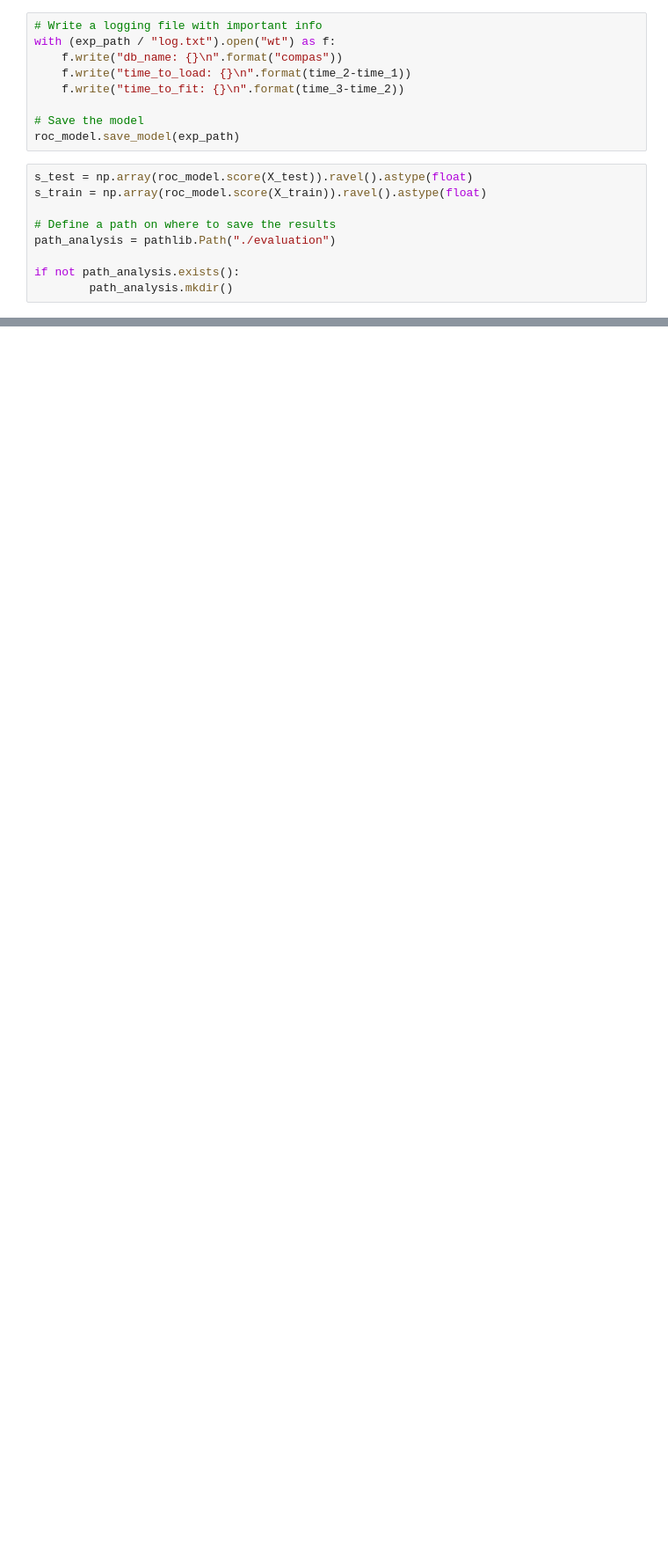
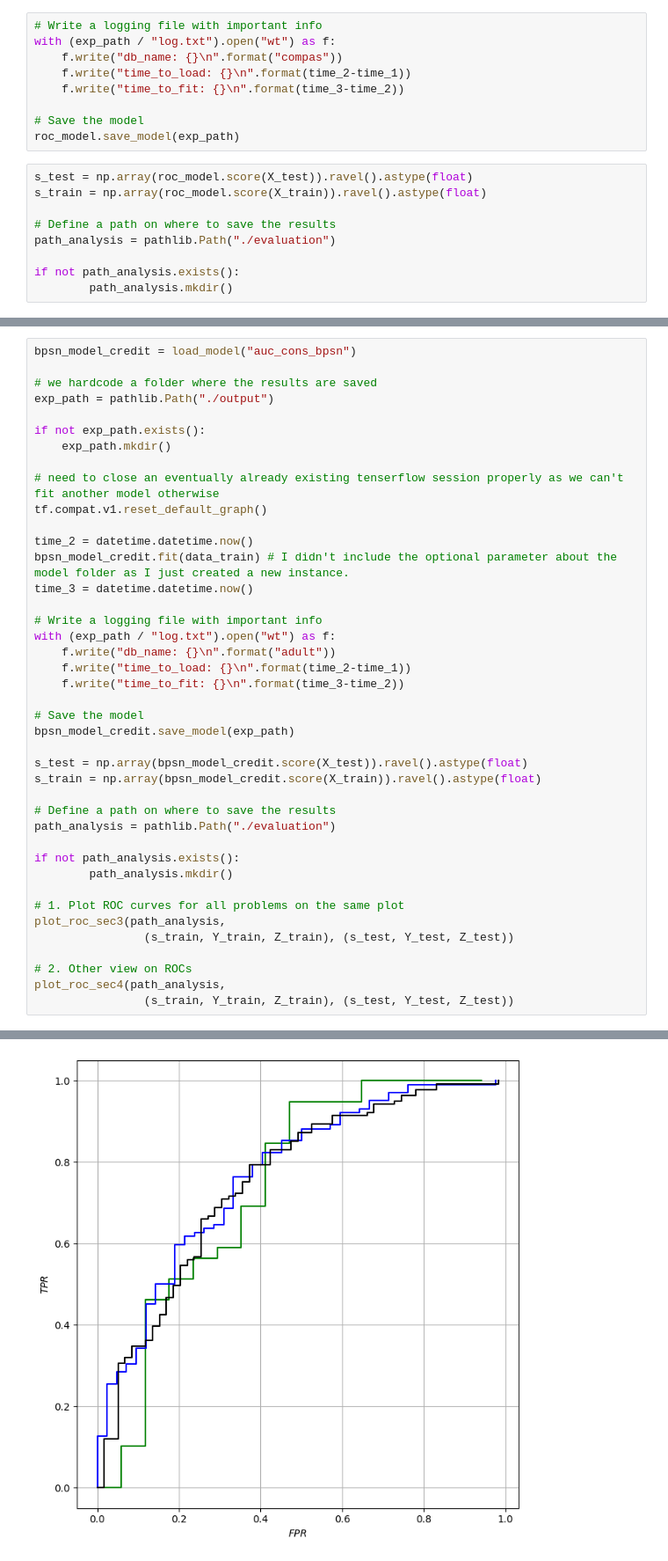
Before and after one commit to tlhaeussler/ensae-fairness-ml-project, a Jupyter notebook: reproducing_the_paper_V2.ipynb, the cells around one changed output, grey strips where cells are left out. Shown at 88% size. Saved outputs shown, nothing was run; the diff lists cells and outputs as text; blank space fills up the shorter version.

```diff
--- a/reproducing_the_paper_V2.ipynb
+++ b/reproducing_the_paper_V2.ipynb
@@ -648,0 +907,42 @@ The AUC for the test (black ROC curve) set is: 0.714
+# %%
+bpsn_model_credit = load_model("auc_cons_bpsn")
+
+# we hardcode a folder where the results are saved
+exp_path = pathlib.Path("./output")
+
+if not exp_path.exists():
+    exp_path.mkdir()
+
+# need to close an eventually already existing tenserflow session properly as we can't fit another model otherwise
+tf.compat.v1.reset_default_graph()
+
+time_2 = datetime.datetime.now()
+bpsn_model_credit.fit(data_train) # I didn't include the optional parameter about the model folder as I just created a new instance.
+time_3 = datetime.datetime.now()
+
+# Write a logging file with important info
+with (exp_path / "log.txt").open("wt") as f:
+    f.write("db_name: {}\n".format("adult"))
+    f.write("time_to_load: {}\n".format(time_2-time_1))
+    f.write("time_to_fit: {}\n".format(time_3-time_2))
+
+# Save the model
+bpsn_model_credit.save_model(exp_path)
+
+s_test = np.array(bpsn_model_credit.score(X_test)).ravel().astype(float)
+s_train = np.array(bpsn_model_credit.score(X_train)).ravel().astype(float)
+
+# Define a path on where to save the results
+path_analysis = pathlib.Path("./evaluation")
+
+if not path_analysis.exists():
+        path_analysis.mkdir()
+
+# 1. Plot ROC curves for all problems on the same plot
+plot_roc_sec3(path_analysis,
+                (s_train, Y_train, Z_train), (s_test, Y_test, Z_test))
+
+# 2. Other view on ROCs
+plot_roc_sec4(path_analysis,
+                (s_train, Y_train, Z_train), (s_test, Y_test, Z_test))
+# %% [output]
@@ -648,0 +983 @@ The AUC for the test (black ROC curve) set is: 0.714
+[figure, added]
```
Also changed, not shown: parts of 29 cells of this notebook, 6 other files.
